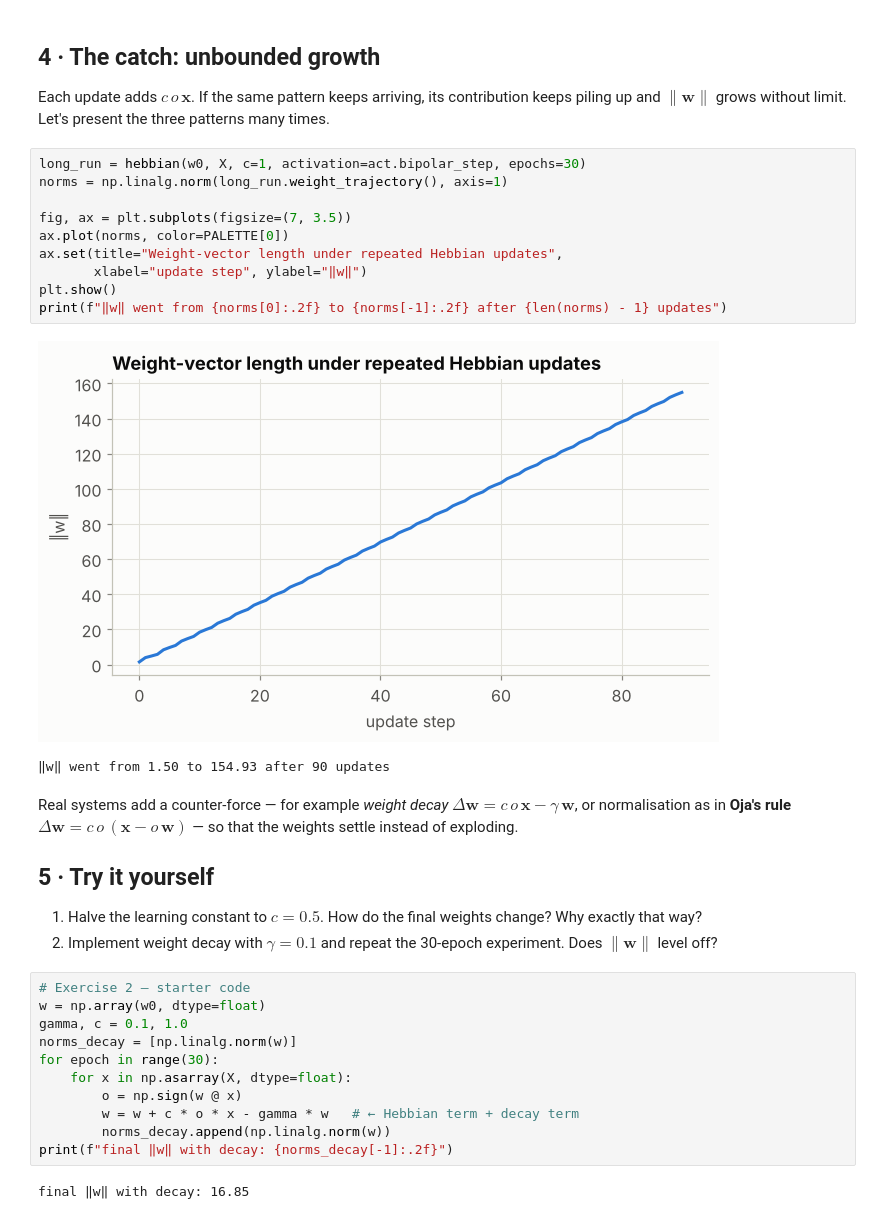
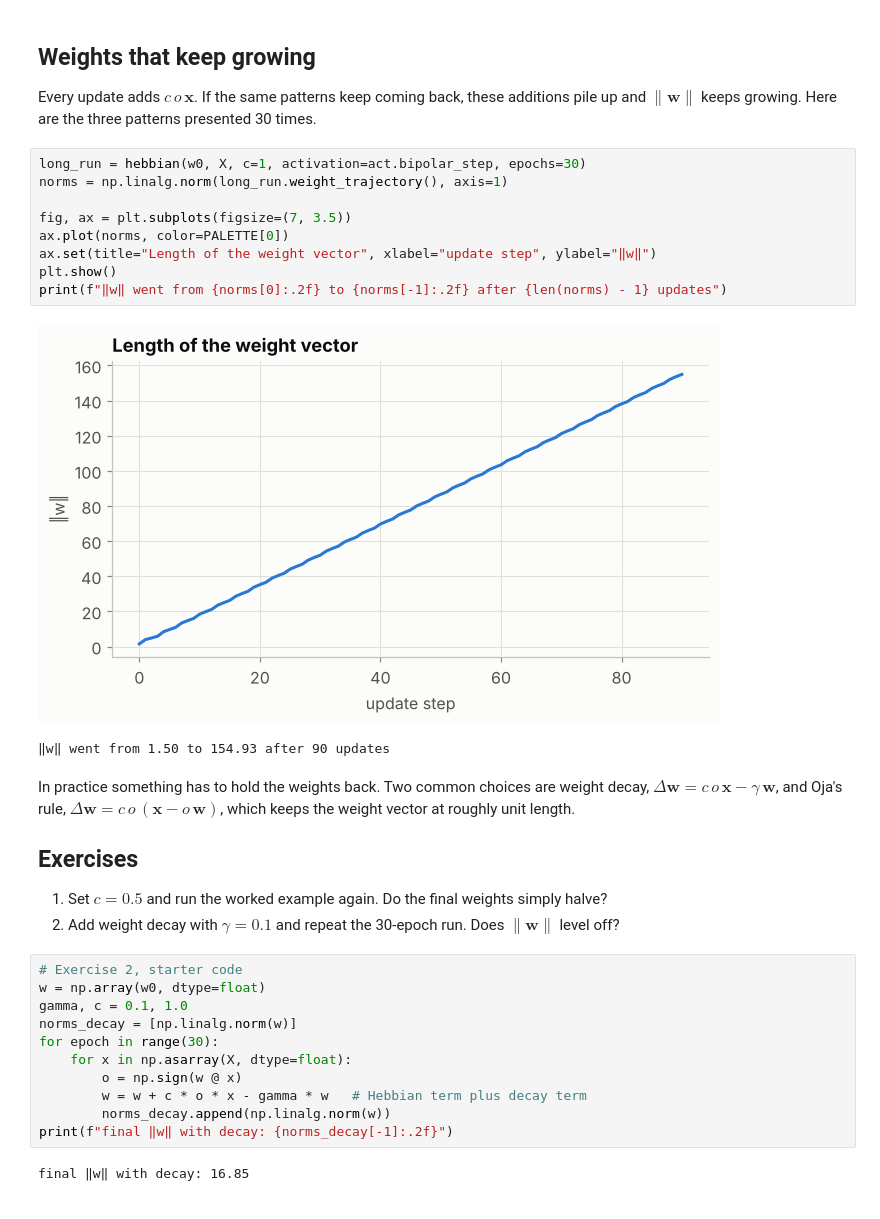
Before and after one commit to anupbagale/neural-network-lab, a Jupyter notebook: notebooks/03_hebbian_learning.ipynb, the cells around one changed output. Saved outputs shown, nothing was run; the diff lists cells and outputs as text.

```diff
--- a/notebooks/03_hebbian_learning.ipynb
+++ b/notebooks/03_hebbian_learning.ipynb
@@ -113,40 +115,40 @@ epoch 1 · x3:  net = -3.360  o = -0.933  ->  w = [ 1.828 -3.704  2.445 -0.783]
 [figure]
 # %% [markdown]
-## 4 · The catch: unbounded growth
+## Weights that keep growing
 
-Each update adds $c\,o\,\mathbf{x}$. If the same pattern keeps arriving, its contribution
-keeps piling up and $\|\mathbf{w}\|$ grows without limit. Let's present the three patterns many times.
+Every update adds $c\,o\,\mathbf{x}$. If the same patterns keep coming back, these additions pile
+up and $\|\mathbf{w}\|$ keeps growing. Here are the three patterns presented 30 times.
 # %%
 long_run = hebbian(w0, X, c=1, activation=act.bipolar_step, epochs=30)
 norms = np.linalg.norm(long_run.weight_trajectory(), axis=1)
 
 fig, ax = plt.subplots(figsize=(7, 3.5))
 ax.plot(norms, color=PALETTE[0])
-ax.set(title="Weight-vector length under repeated Hebbian updates",
-       xlabel="update step", ylabel="‖w‖")
+ax.set(title="Length of the weight vector", xlabel="update step", ylabel="‖w‖")
 plt.show()
 print(f"‖w‖ went from {norms[0]:.2f} to {norms[-1]:.2f} after {len(norms) - 1} updates")
 # %% [output]
-[figure, old version]
+[figure, new version]
 ‖w‖ went from 1.50 to 154.93 after 90 updates
 # %% [markdown]
-Real systems add a counter-force — for example *weight decay*
-$\Delta\mathbf{w} = c\,o\,\mathbf{x} - \gamma\,\mathbf{w}$, or normalisation as in **Oja's rule**
-$\Delta\mathbf{w} = c\,o\,(\mathbf{x} - o\,\mathbf{w})$ — so that the weights settle instead of exploding.
+In practice something has to hold the weights back. Two common choices are weight decay,
+$\Delta\mathbf{w} = c\,o\,\mathbf{x} - \gamma\,\mathbf{w}$, and Oja's rule,
+$\Delta\mathbf{w} = c\,o\,(\mathbf{x} - o\,\mathbf{w})$, which keeps the weight vector at roughly
+unit length.
 
-## 5 · Try it yourself
+## Exercises
 
-1. Halve the learning constant to $c = 0.5$. How do the final weights change? Why exactly that way?
-2. Implement weight decay with $\gamma = 0.1$ and repeat the 30-epoch experiment. Does $\|\mathbf{w}\|$ level off?
+1. Set $c = 0.5$ and run the worked example again. Do the final weights simply halve?
+2. Add weight decay with $\gamma = 0.1$ and repeat the 30-epoch run. Does $\|\mathbf{w}\|$ level off?
 # %%
-# Exercise 2 — starter code
+# Exercise 2, starter code
 w = np.array(w0, dtype=float)
 gamma, c = 0.1, 1.0
 norms_decay = [np.linalg.norm(w)]
 for epoch in range(30):
     for x in np.asarray(X, dtype=float):
         o = np.sign(w @ x)
-        w = w + c * o * x - gamma * w   # ← Hebbian term + decay term
+        w = w + c * o * x - gamma * w   # Hebbian term plus decay term
         norms_decay.append(np.linalg.norm(w))
 print(f"final ‖w‖ with decay: {norms_decay[-1]:.2f}")
 # %% [output]
```
Also changed, not shown: parts of 10 cells of this notebook, 16 other files.
